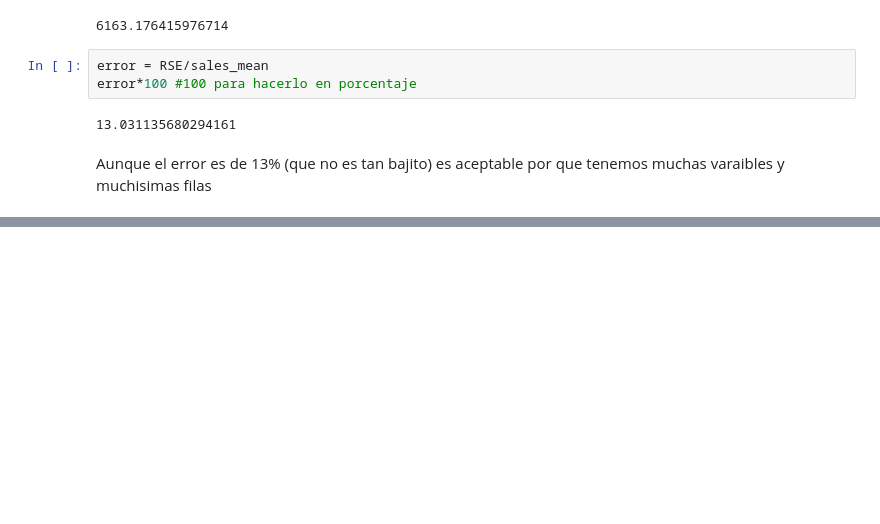
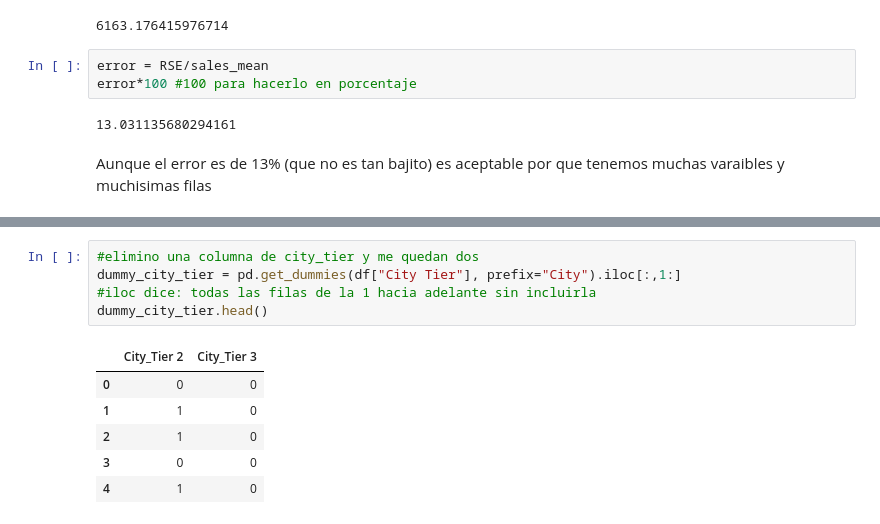
Before and after one commit to Karenahv/python-ml-curso, a Jupyter notebook: notebooks/T4 - 5 - Linear Regression - Problemas con la regresión lineal.ipynb, the cells around one changed output, grey strips where cells are left out. Drawn from its saved outputs; the diff is of its cells as text; blank space fills up the shorter version.

```diff
--- a/notebooks/T4 - 5 - Linear Regression - Problemas con la regresión lineal.ipynb
+++ b/notebooks/T4 - 5 - Linear Regression - Problemas con la regresión lineal.ipynb
@@ -177,0 +198,12 @@ Aunque el error es de 13% (que no es tan bajito) es aceptable por que tenemos mu
+# %%
+#elimino una columna de city_tier y me quedan dos
+dummy_city_tier = pd.get_dummies(df["City Tier"], prefix="City").iloc[:,1:]
+#iloc dice: todas las filas de la 1 hacia adelante sin incluirla
+dummy_city_tier.head()
+# %% [output]
+|  | City_Tier 2 | City_Tier 3 |
+| 0 | 0 | 0 |
+| 1 | 1 | 0 |
+| 2 | 1 | 0 |
+| 3 | 0 | 0 |
+| 4 | 1 | 0 |
```
Also changed, not shown: parts of 10 cells of this notebook.
